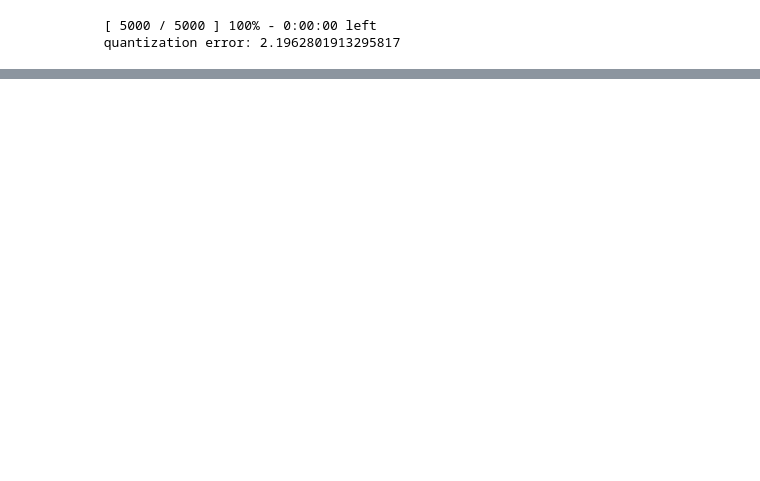
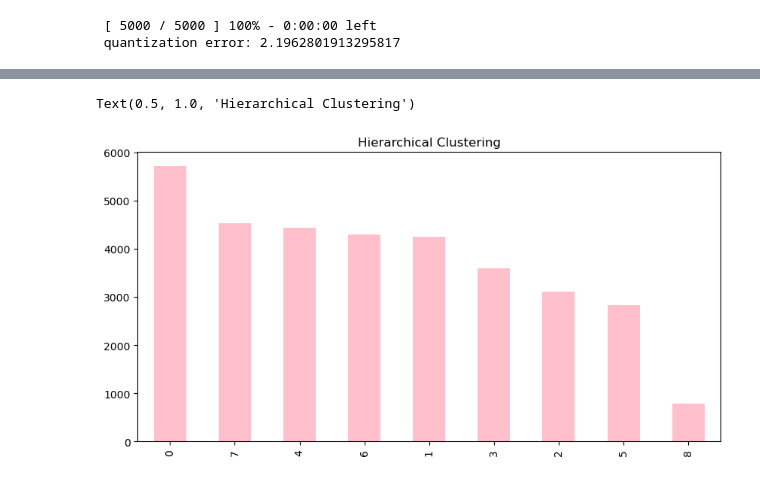
Before and after one commit to Constmsa/ml2.project, a Jupyter notebook: clustering analysis.ipynb, the cells around one changed output, grey strips where cells are left out. Drawn from its saved outputs; the diff is of its cells as text; code cells hidden in the pictures; blank space fills up the shorter version.

```diff
--- a/clustering analysis.ipynb
+++ b/clustering analysis.ipynb
@@ -30,0 +45,6 @@ df= clustering('customer_info.csv')
+# %%
+df['hierarchical_cluster'].value_counts().plot(kind='bar', figsize=(10, 5), color='pink')
+plt.title('Hierarchical Clustering')
+# %% [output]
+Text(0.5, 1.0, 'Hierarchical Clustering')
+[figure, added]
```
Also changed, not shown: parts of 15 cells of this notebook.
